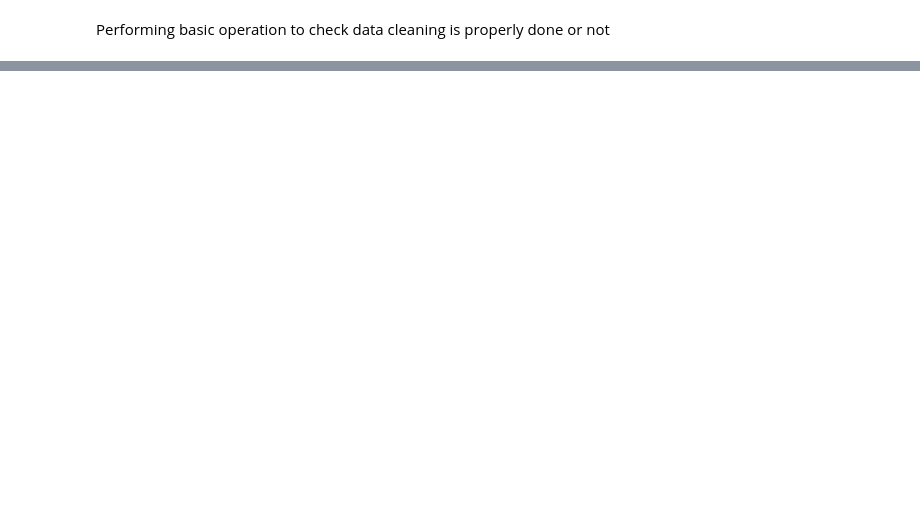
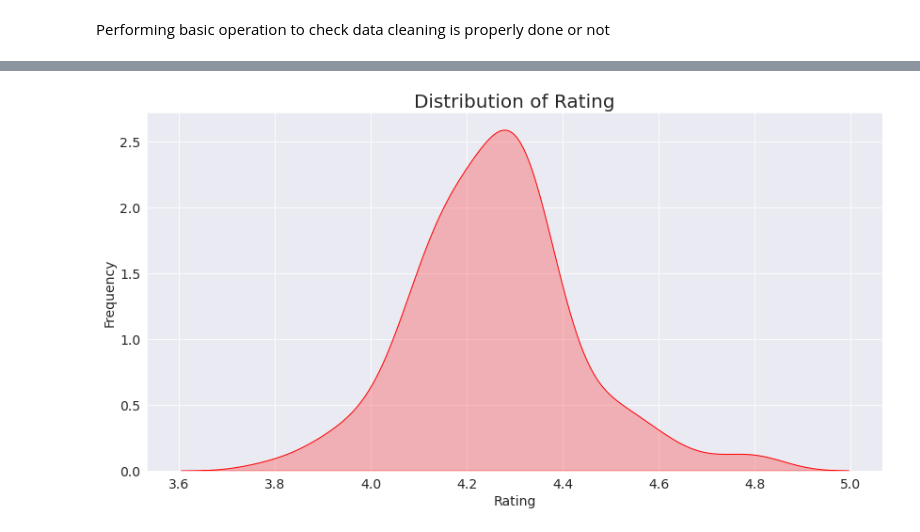
Before and after one commit to Team-AlmaBetter/playstore-analysis, a Jupyter notebook: Playstore_Analysis_TeamProject_EDA.ipynb, the cells around one changed output, grey strips where cells are left out. Drawn from its saved outputs; the diff is of its cells as text; code cells hidden in the pictures; blank space fills up the shorter version.

```diff
--- a/Playstore_Analysis_TeamProject_EDA.ipynb
+++ b/Playstore_Analysis_TeamProject_EDA.ipynb
@@ -505,0 +535,19 @@ dtype: int64
+# %%
+genres_installs = df_Play_Store.groupby(['Genres'])[['Installs']].sum()
+# %%
+top_genres_installs = pd.merge(top_genres, genres_installs, on='Genres')
+top_20_genres_installs = top_genres_installs.head(20)
+# %%
+genres_ratings_df = df_Play_Store.groupby(['Genres'])[['Rating']].mean()
+# %%
+
+genres_installs_ratings = pd.merge(top_genres_installs, genres_ratings_df, on='Genres')
+# %%
+plt.figure(figsize=(14,7))
+g = sns.kdeplot(genres_installs_ratings.Rating, color="Red", shade = True)
+g.set_xlabel("Rating")
+g.set_ylabel("Frequency")
+plt.title('Distribution of Rating',size = 20)
+plt.show()
+# %% [output]
+[figure, added]
```
Also changed, not shown: parts of 32 cells of this notebook.
